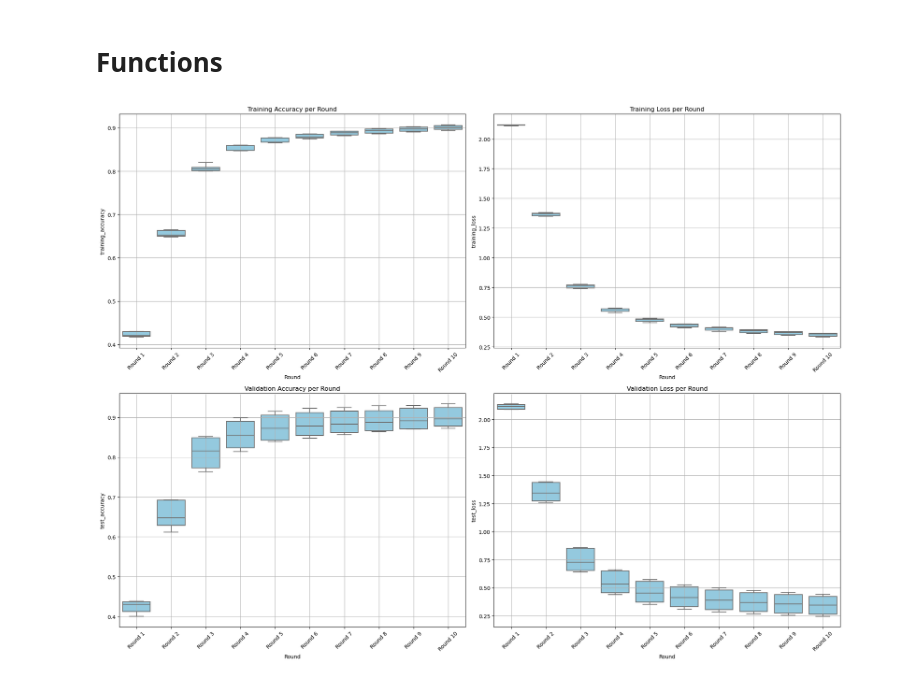
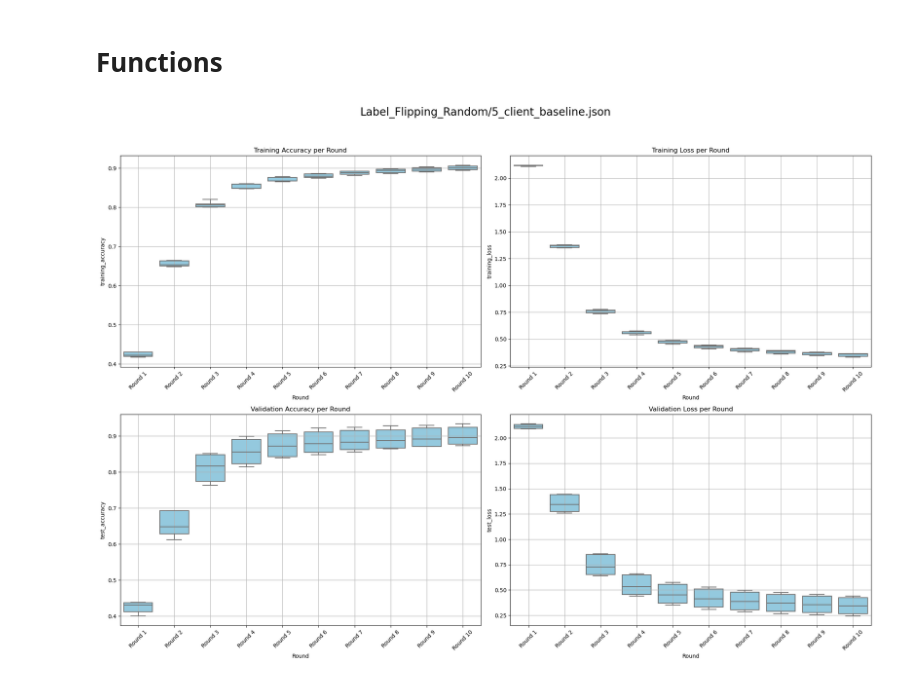
Before and after one commit to ClaudeCarlsson/Evaluating-Model-Poisoning-Attacks-in-Federated-Machine-Learning, a Jupyter notebook: results/Visualize Single.ipynb, the cells around one changed output. Drawn from its saved outputs; the diff is of its cells as text; code cells hidden in the pictures.

```diff
--- a/results/Visualize Single.ipynb
+++ b/results/Visualize Single.ipynb
@@ -15,7 +12,12 @@ Intel MKL WARNING: Support of Intel(R) Streaming SIMD Extensions 4.2 (Intel(R) S
 # Functions
 # %%
 # Load the JSON file
-file_path = '5_client_baseline.json'
+root = 'Label_Flipping_Random/'
+file = '5_client_baseline.json'
+
+file_path = root+file
+
+
 with open(file_path, 'r') as file:
     data = json.load(file)
 
@@ -71,32 +73,39 @@ plt.figure(figsize=(20, 15))
 # Training Accuracy
 plt.subplot(2, 2, 1)
 sns.boxplot(x='Round', y='training_accuracy', data=df_aggregated, color='skyblue')
 plt.title('Training Accuracy per Round')
 plt.xticks(rotation=45)
 plt.grid()
 
 # Training Loss
 plt.subplot(2, 2, 2)
 sns.boxplot(x='Round', y='training_loss', data=df_aggregated, color='skyblue')
 plt.title('Training Loss per Round')
 plt.xticks(rotation=45)
 plt.grid()
 
 # Validation Accuracy
 plt.subplot(2, 2, 3)
 sns.boxplot(x='Round', y='test_accuracy', data=df_aggregated, color='skyblue')
 plt.title('Validation Accuracy per Round')
 plt.xticks(rotation=45)
 plt.grid()
 
 # Validation Loss
 plt.subplot(2, 2, 4)
 sns.boxplot(x='Round', y='test_loss', data=df_aggregated, color='skyblue')
 plt.title('Validation Loss per Round')
 plt.xticks(rotation=45)
 plt.grid()
 
+
+# Add title
+plt.suptitle(file_path, fontsize=20)
+
 # Adjust layout for better readability
-plt.tight_layout()
+plt.tight_layout(rect=[0, 0.03, 1, 0.95])
+
+# Save image
+plt.savefig("one_session_result.png")
 # %% [output]
-[figure, old version]
+[figure, new version]
```
Also changed, not shown: parts of 2 cells of this notebook, 29 other files.
